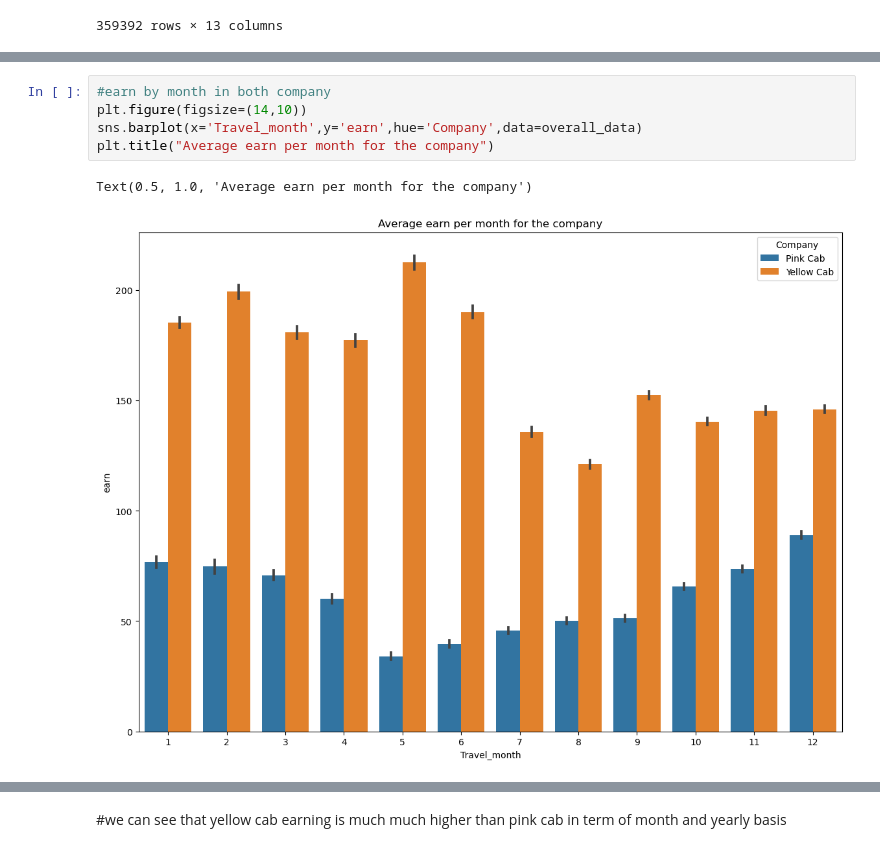
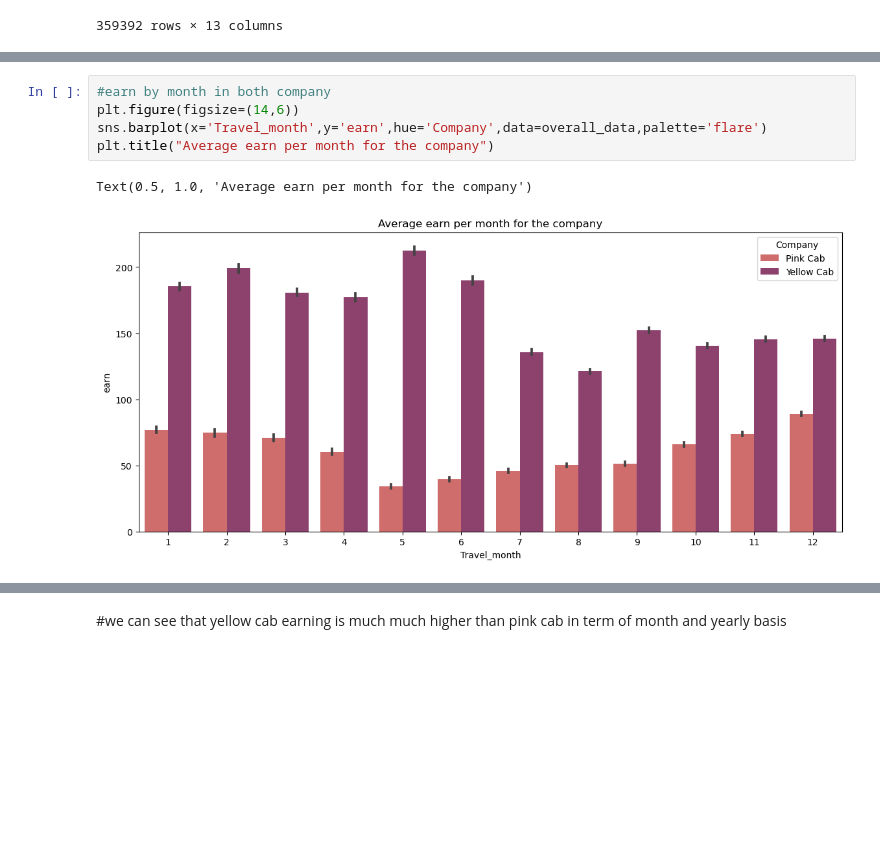
Before and after one commit to AN-SAFAWAT/EDA-Cab_Invenstment-with-ML, a Jupyter notebook: City_cab_data_analysis.ipynb, the cells around one changed output, grey strips where cells are left out. Saved outputs shown, nothing was run; the diff lists cells and outputs as text; blank space fills up the shorter version.

```diff
--- a/City_cab_data_analysis.ipynb
+++ b/City_cab_data_analysis.ipynb
@@ -401,11 +402,11 @@ overall_data
 359392 rows × 16 columns
 # %%
 #earn by month in both company
-plt.figure(figsize=(14,10))
-sns.barplot(x='Travel_month',y='earn',hue='Company',data=overall_data)
+plt.figure(figsize=(14,6))
+sns.barplot(x='Travel_month',y='earn',hue='Company',data=overall_data,palette='flare')
 plt.title("Average earn per month for the company")
 # %% [output]
 Text(0.5, 1.0, 'Average earn per month for the company')
-[figure, old version]
+[figure, new version]
 # %%
 #earn by company by year
```
Also changed, not shown: parts of 13 cells of this notebook.
